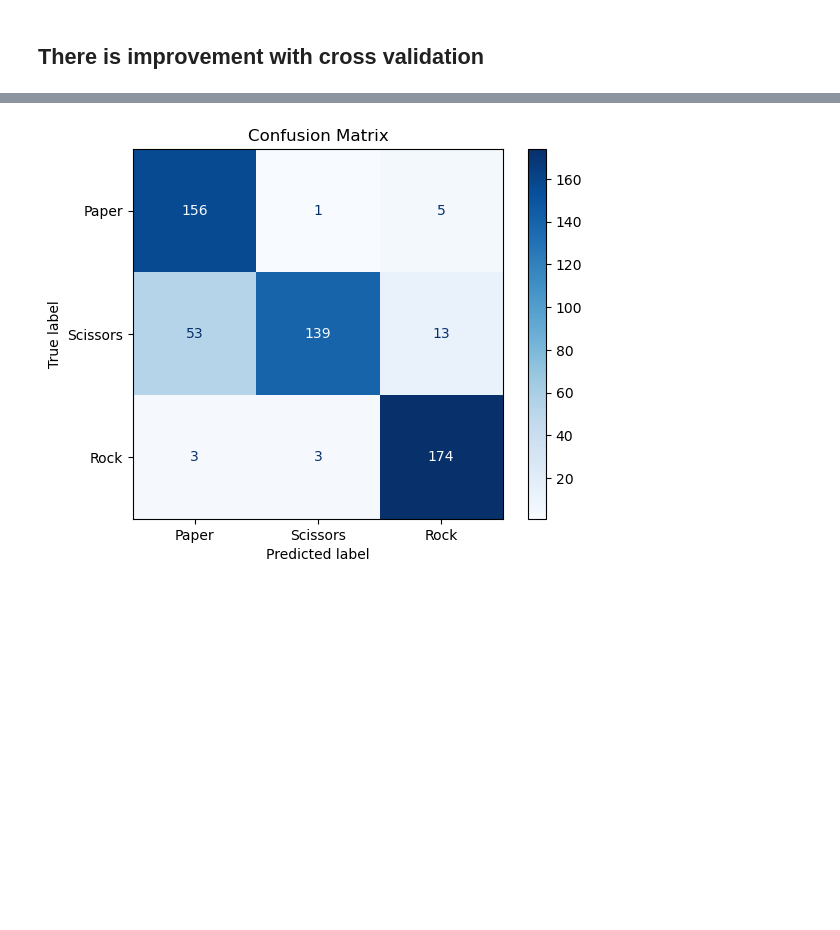
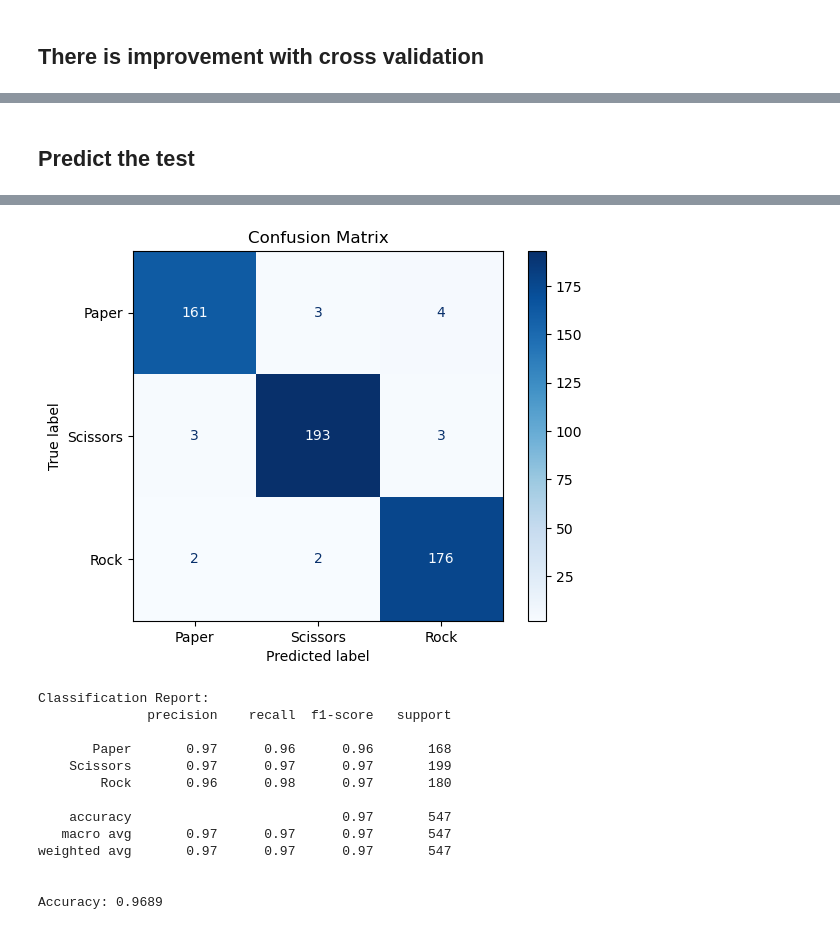
Before and after one commit to Kfirul/Rock-Papar-Scissors, a Jupyter notebook: Rock-Paper-Scissors-Prediction.ipynb, the cells around one changed output, grey strips where cells are left out. Saved outputs shown, nothing was run; the diff lists cells and outputs as text; code cells hidden in the pictures; blank space fills up the shorter version.

Commit message:
add save model and images

```diff
--- a/Rock-Paper-Scissors-Prediction.ipynb
+++ b/Rock-Paper-Scissors-Prediction.ipynb
@@ -290,16 +310,33 @@ Total params: 147,459
 Trainable params: 147,459
 Non-trainable params: 0
 _________________________________________________________________
+# %%
+# Use ModelCheckpoint to save the model with the best validation accuracy
+checkpoint_filepath = 'best_model.h5'
+model_checkpoint_callback = ModelCheckpoint(filepath=checkpoint_filepath, save_best_only=True, monitor='val_accuracy', mode='max', verbose=1)
 # %%
-# Create and train the CNN model
+# Create and train the CNN model with ModelCheckpoint
 model = create_cnn_model()
-model.fit(X_train_fold, y_train_fold, epochs=10, validation_data=(X_val_fold, y_val_fold))
+history = model.fit(X_train_fold, y_train_fold, epochs=20, validation_data=(X_val_fold, y_val_fold), callbacks=[model_checkpoint_callback])
+
 # early_stopping = EarlyStopping(monitor='val_loss', patience=3, restore_best_weights=True)
 
 # # Train the model with early stopping
 # history = model.fit(X_train_fold, y_train_fold, epochs=100, validation_data=(X_val_fold, y_val_fold), callbacks=[early_stopping])
 
 # Evaluate the model on the test set
-test_loss, test_acc = model.evaluate(X_test_reshaped, y_test)
-print(f'Test Accuracy: {test_acc}')
+# test_loss, test_acc = model.evaluate(X_test_reshaped, y_test)
+# print(f'Test Accuracy: {test_acc}')
+# Load the best model
+# Retrieve the best accuracy and corresponding parameters from the history
+best_val_accuracy = max(history.history['val_accuracy'])
+best_epoch = history.history['val_accuracy'].index(best_val_accuracy) + 1
+best_val_loss = history.history['val_loss'][best_epoch - 1]
+
+# Print the best accuracy and corresponding parameters
+print(f'Best Accuracy: {best_val_accuracy:.4f}')
+print(f'Corresponding Parameters: Epoch {best_epoch}/10 - val_loss={best_val_loss:.4f}, val_accuracy={best_val_accuracy:.4f}')
+
+# Load the best model
+best_model = tf.keras.models.load_model(checkpoint_filepath)
 # %% [output]
@@ -431,6 +444,15 @@ plt.show()
+# %% [markdown]
+## Predict the test
 # %%
+from sklearn.metrics import classification_report, accuracy_score
+
 # Predict the labels for the test set
-y_pred = model.predict(X_test_reshaped)
+X_test_normalized = X_test
+
+# Reshape data for CNN (add channel dimension for grayscale)
+X_test_reshaped = X_test_normalized.reshape(X_test_normalized.shape + (1,))
+
+y_pred = best_model.predict(X_test_reshaped)
 y_pred_classes = np.argmax(y_pred, axis=1)
 
 # Create the confusion matrix
@@ -442,4 +464,12 @@ disp = ConfusionMatrixDisplay(confusion_matrix=cm, display_labels=labels)
 disp.plot(cmap='Blues', values_format='d')
 plt.title('Confusion Matrix')
 plt.show()
+
+# Print classification report
+print('\nClassification Report:')
+print(classification_report(y_test, y_pred_classes, target_names=labels))
+
+# Print accuracy
+accuracy = accuracy_score(y_test, y_pred_classes)
+print(f'\nAccuracy: {accuracy:.4f}')
 # %% [output]
@@ -447 +477,14 @@ plt.show()
-[figure, old version]
+[figure, new version]
+Classification Report:
+              precision    recall  f1-score   support
+
+       Paper       0.97      0.96      0.96       168
+    Scissors       0.97      0.97      0.97       199
+        Rock       0.96      0.98      0.97       180
+
+    accuracy                           0.97       547
+   macro avg       0.97      0.97      0.97       547
+weighted avg       0.97      0.97      0.97       547
+
+
+Accuracy: 0.9689
```
Also changed, not shown: parts of 21 cells of this notebook, 6 other files.
